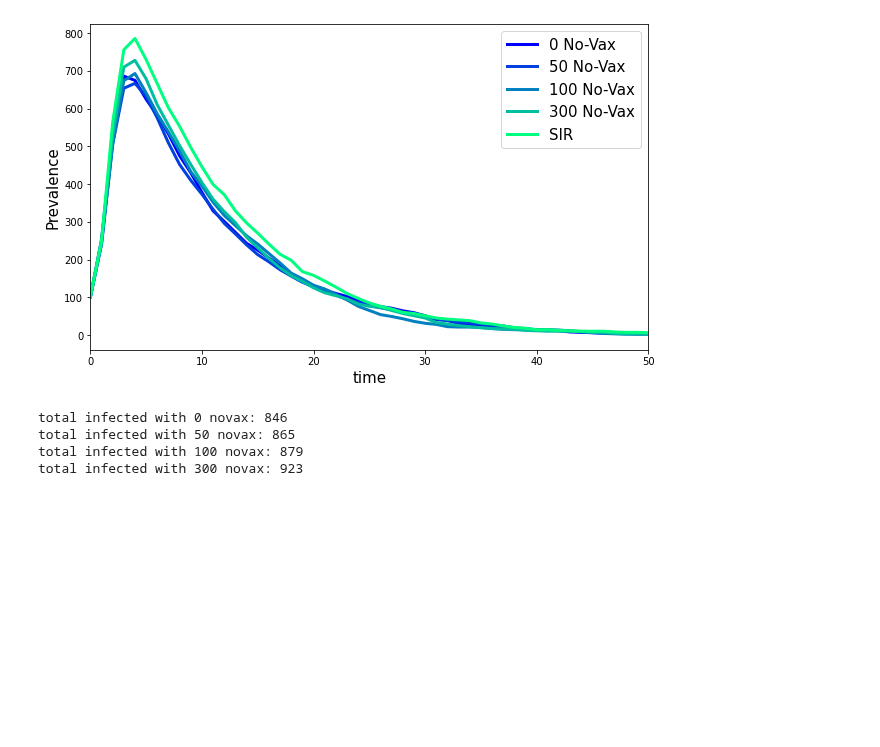
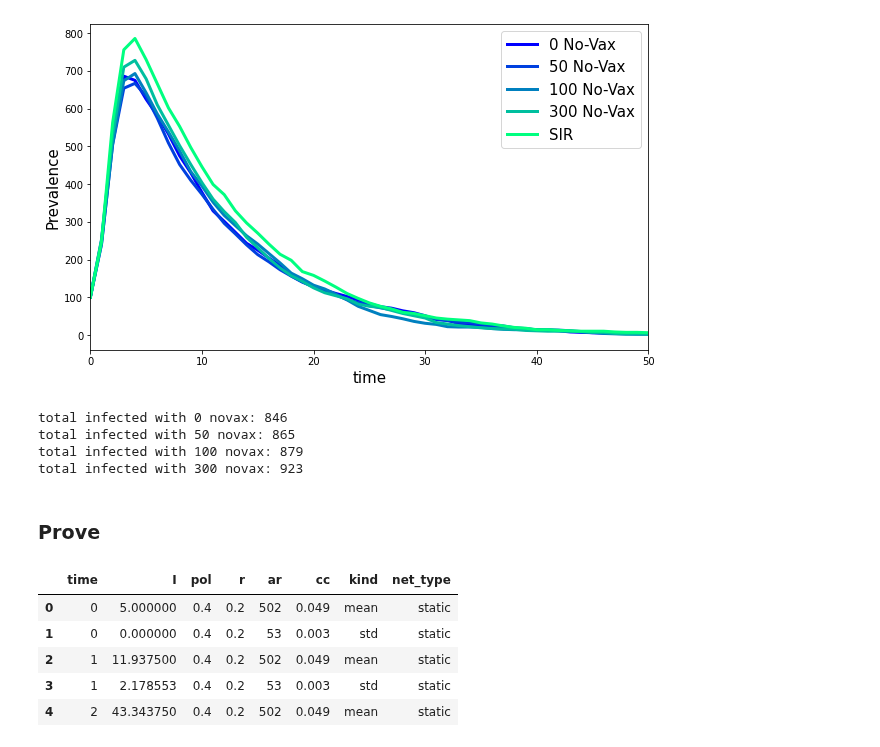
Before and after one commit to michelemcrudele/LDE-Project, a Jupyter notebook: notebook.ipynb, the cells around one changed output. Cells and saved outputs as stored; diff of their text form; code cells hidden in the pictures; blank space fills up the shorter version.

```diff
--- a/notebook.ipynb
+++ b/notebook.ipynb
@@ -212,3 +213,15 @@ total infected with 0 novax: 846
 total infected with 50 novax: 865
 total infected with 100 novax: 879
 total infected with 300 novax: 923
+# %% [markdown]
+### Prove
+# %%
+data = pd.read_csv('SIR_simulation.csv')
+data.head()
+# %% [output]
+|  | time | I | pol | r | ar | cc | kind | net_type |
+| 0 | 0 | 5.000000 | 0.4 | 0.2 | 502 | 0.049 | mean | static |
+| 1 | 0 | 0.000000 | 0.4 | 0.2 | 53 | 0.003 | std | static |
+| 2 | 1 | 11.937500 | 0.4 | 0.2 | 502 | 0.049 | mean | static |
+| 3 | 1 | 2.178553 | 0.4 | 0.2 | 53 | 0.003 | std | static |
+| 4 | 2 | 43.343750 | 0.4 | 0.2 | 502 | 0.049 | mean | static |
```
Also changed, not shown: parts of 4 cells of this notebook, 3 other files.
